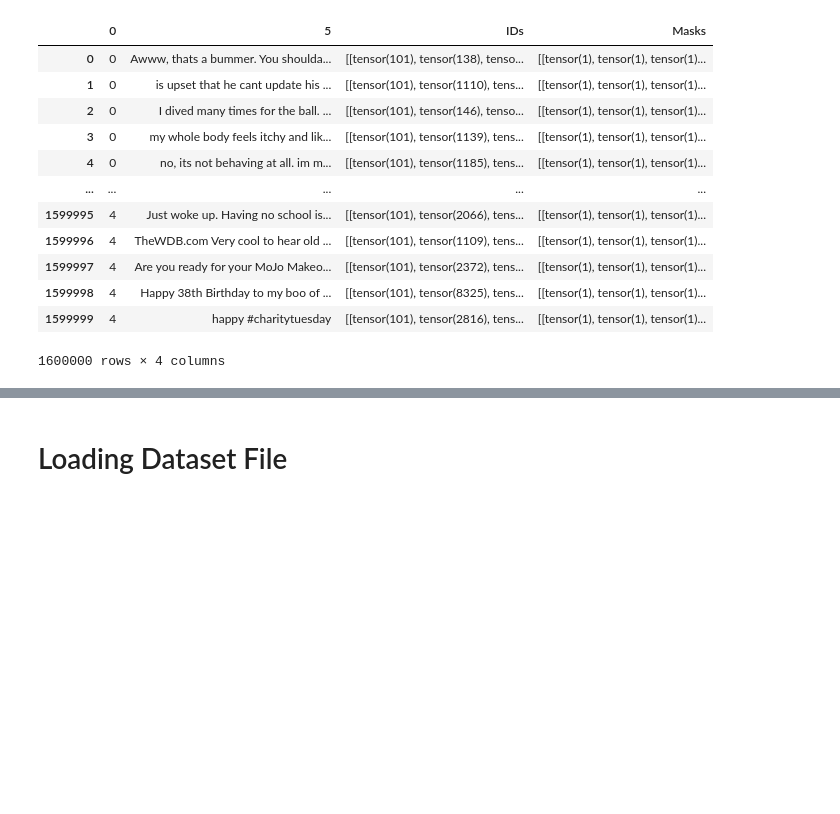
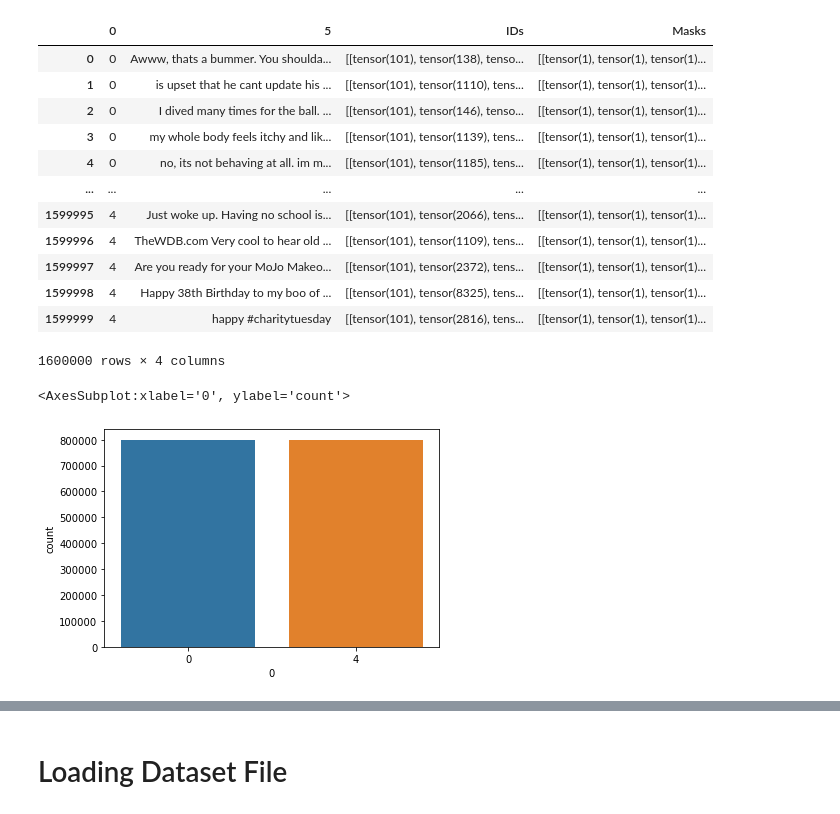
Before and after one commit to MinhNguyen99AI/CS640SentimentAnalysis, a Jupyter notebook: DataSetLoading_and_Preprocessing.ipynb, the cells around one changed output, grey strips where cells are left out. Saved outputs shown, nothing was run; the diff lists cells and outputs as text; code cells hidden in the pictures; blank space fills up the shorter version.

```diff
--- a/DataSetLoading_and_Preprocessing.ipynb
+++ b/DataSetLoading_and_Preprocessing.ipynb
@@ -133,3 +133,8 @@ twitter
 | 1599998 | 4 | Happy 38th Birthday to my boo of ... | [[tensor(101), tensor(8325), tens... | [[tensor(1), tensor(1), tensor(1)... |
 | 1599999 | 4 | happy #charitytuesday | [[tensor(101), tensor(2816), tens... | [[tensor(1), tensor(1), tensor(1)... |
 1600000 rows × 4 columns
+# %%
+sns.countplot(twitter[0])
+# %% [output]
+<AxesSubplot:xlabel='0', ylabel='count'>
+[figure, added]
```
Also changed, not shown: parts of 3 cells of this notebook.
